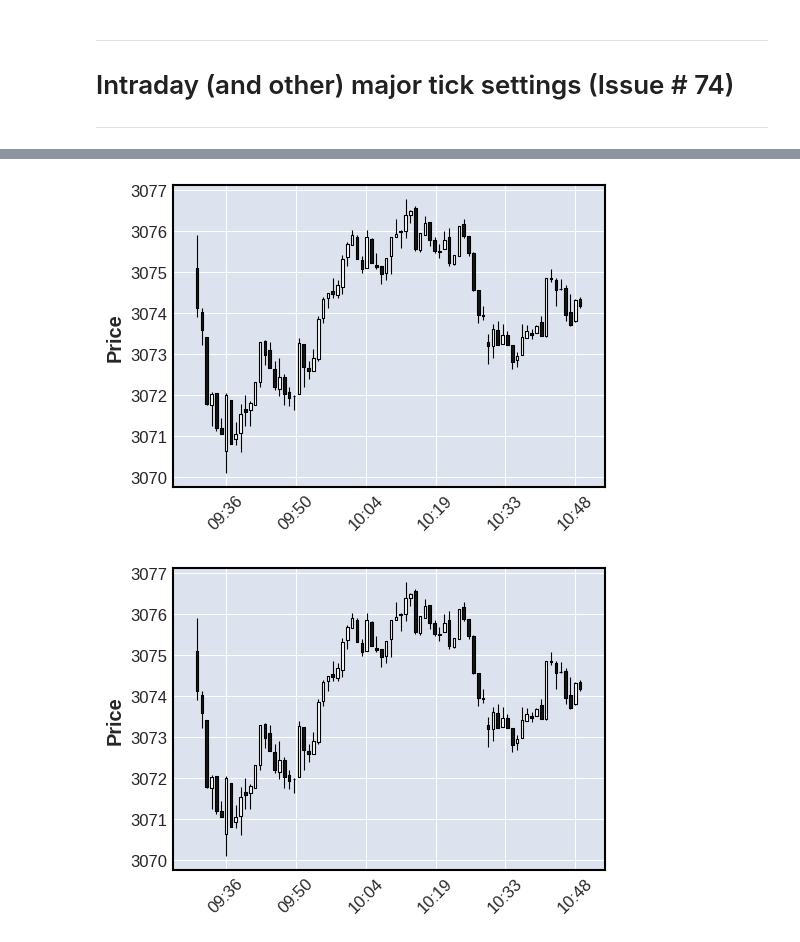
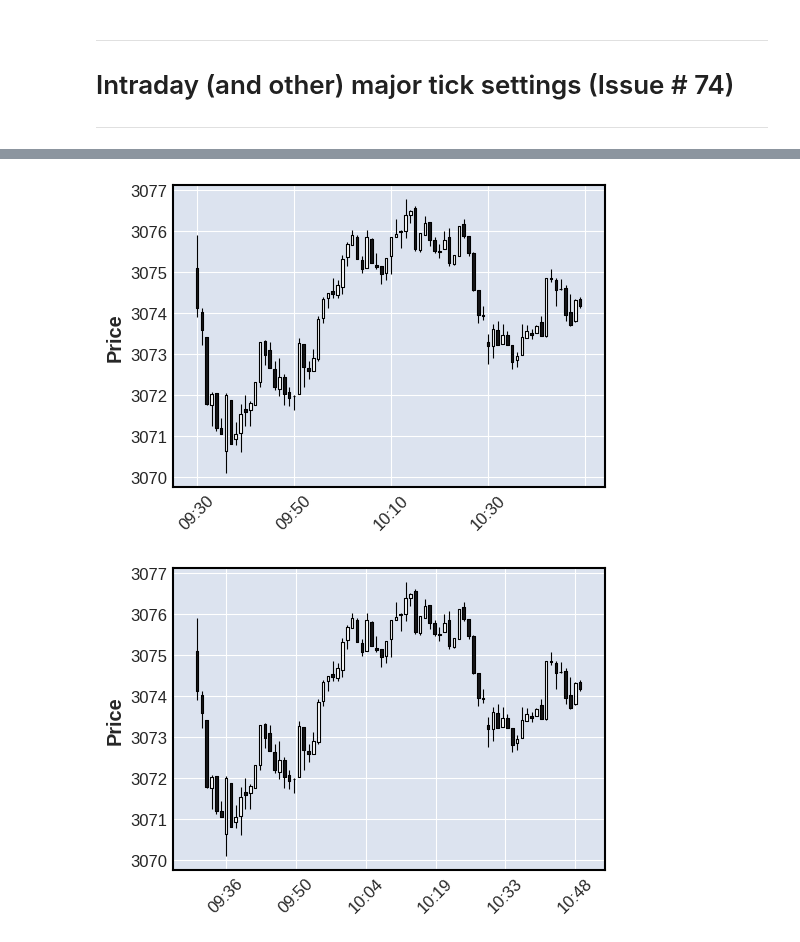
Before and after one commit to matplotlib/mplfinance, a Jupyter notebook: examples/scratch_pad/issues/major_ticks_issue074.ipynb, the cells around one changed output, grey strips where cells are left out. Saved outputs shown, nothing was run; the diff lists cells and outputs as text; code cells hidden in the pictures.

Commit message:
fix major ticks per show_nontrading value

```diff
--- a/examples/scratch_pad/issues/major_ticks_issue074.ipynb
+++ b/examples/scratch_pad/issues/major_ticks_issue074.ipynb
@@ -34,10 +34,10 @@ mpf.__version__
 # %%
-idf = pd.read_csv('data/SP500_20191106_IDayBollinger.csv',index_col=0,parse_dates=True)
+idf = pd.read_csv('../../data/SP500_20191106_IDayBollinger.csv',index_col=0,parse_dates=True)
 setup=dict(type='candle',figscale=0.75)
 
-mpf.plot(idf.iloc[0:80],**setup,show_nontrading=True)
+mpf.plot(idf.iloc[0:80],**setup,show_nontrading=False)
 # %% [output]
-[figure, old version]
+[figure, new version]
 # %%
 fig, axlist = mpf.plot(idf.iloc[0:80],**setup,show_nontrading=True,returnfig=True)
 # %% [output]
```
Also changed, not shown: parts of 5 cells of this notebook.
